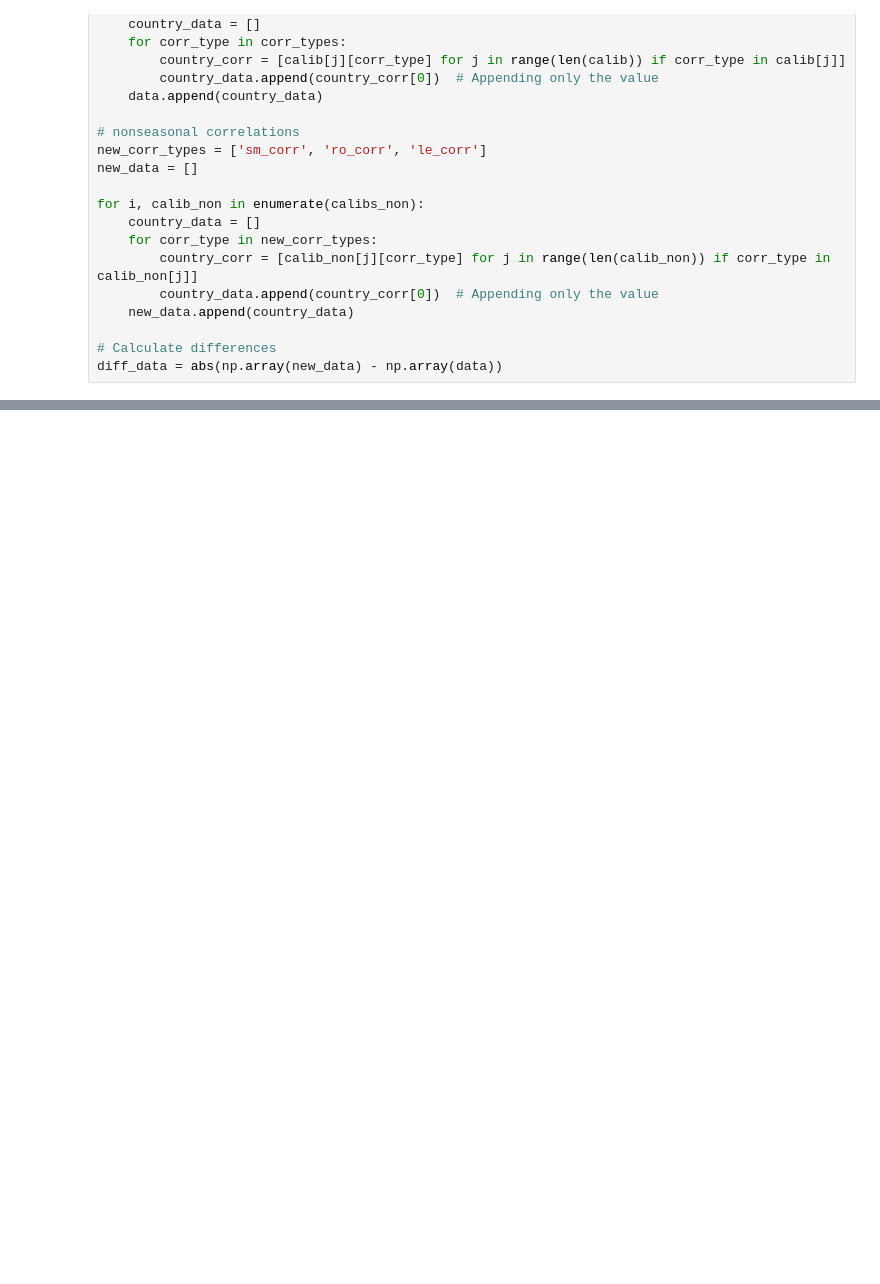
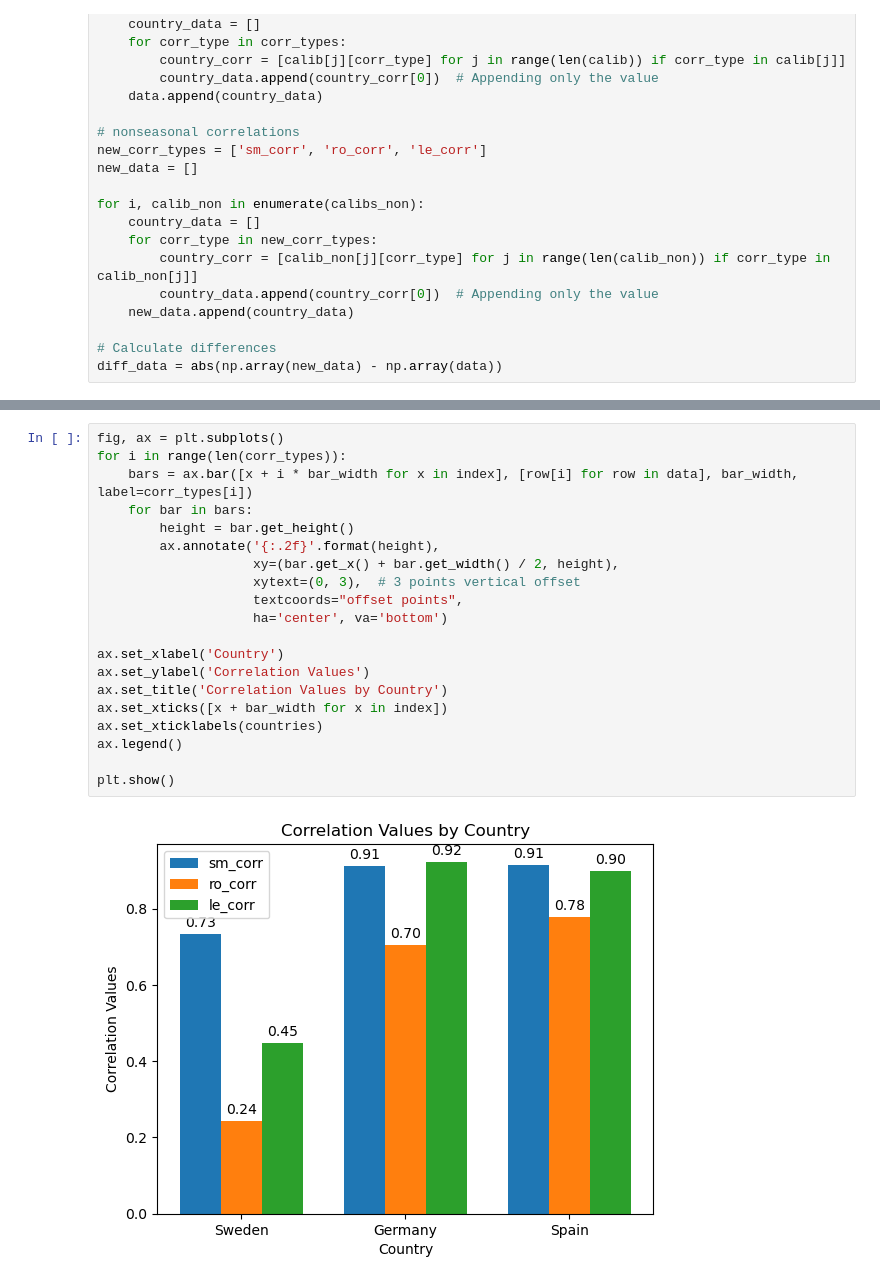
Before and after one commit to JohannaTrost/VegSWBM, a Jupyter notebook: src/correlations_grouped_bar_plots.ipynb, the cells around one changed output, grey strips where cells are left out. Saved outputs shown, nothing was run; the diff lists cells and outputs as text; blank space fills up the shorter version.

```diff
--- a/src/correlations_grouped_bar_plots.ipynb
+++ b/src/correlations_grouped_bar_plots.ipynb
@@ -167,0 +180,22 @@ plt.show()
+# %%
+fig, ax = plt.subplots()
+for i in range(len(corr_types)):
+    bars = ax.bar([x + i * bar_width for x in index], [row[i] for row in data], bar_width, label=corr_types[i])
+    for bar in bars:
+        height = bar.get_height()
+        ax.annotate('{:.2f}'.format(height),
+                    xy=(bar.get_x() + bar.get_width() / 2, height),
+                    xytext=(0, 3),  # 3 points vertical offset
+                    textcoords="offset points",
+                    ha='center', va='bottom')
+
+ax.set_xlabel('Country')
+ax.set_ylabel('Correlation Values')
+ax.set_title('Correlation Values by Country')
+ax.set_xticks([x + bar_width for x in index])
+ax.set_xticklabels(countries)
+ax.legend()
+
+plt.show()
+# %% [output]
+[figure, added]
```
Also changed, not shown: parts of 5 cells of this notebook.
